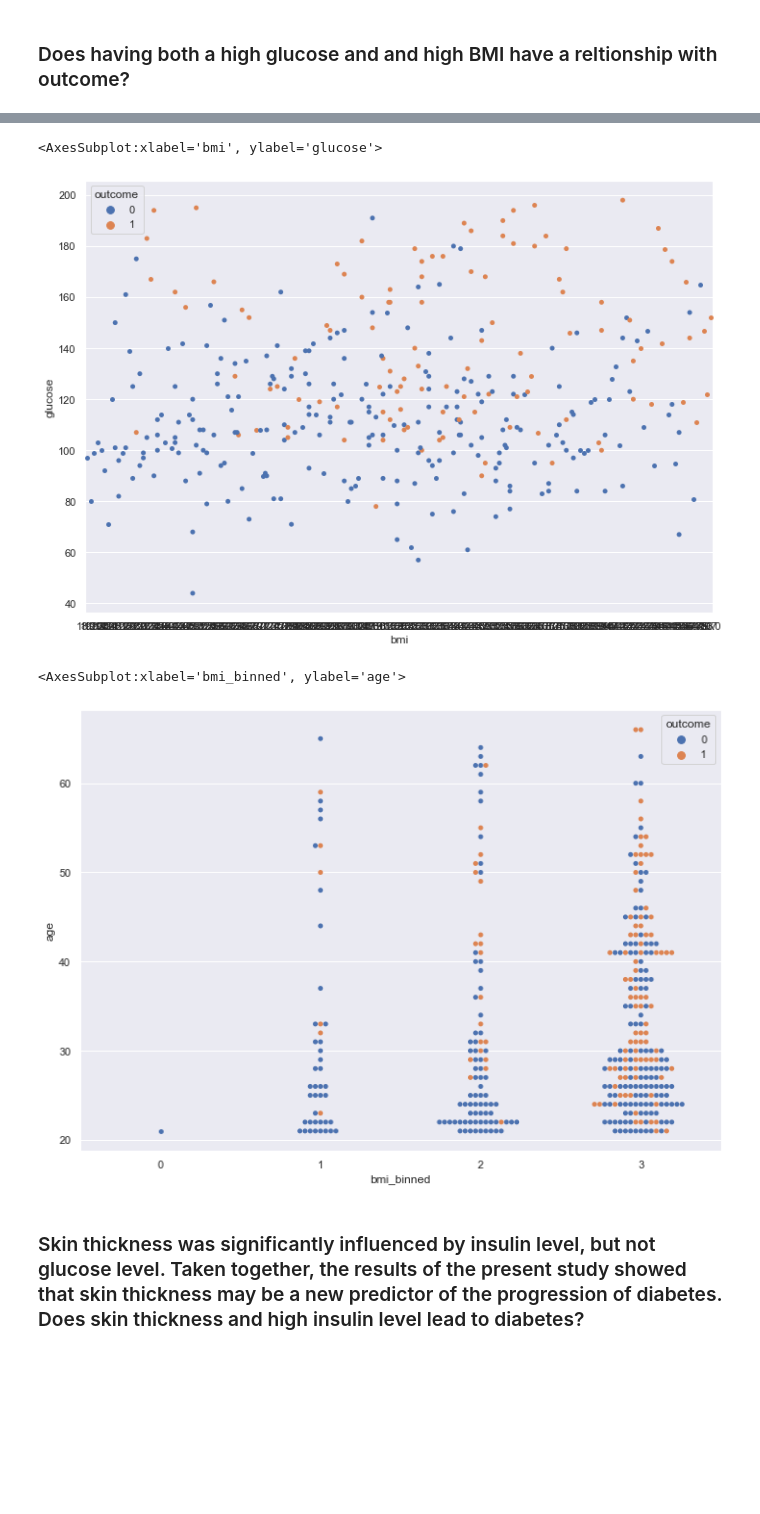
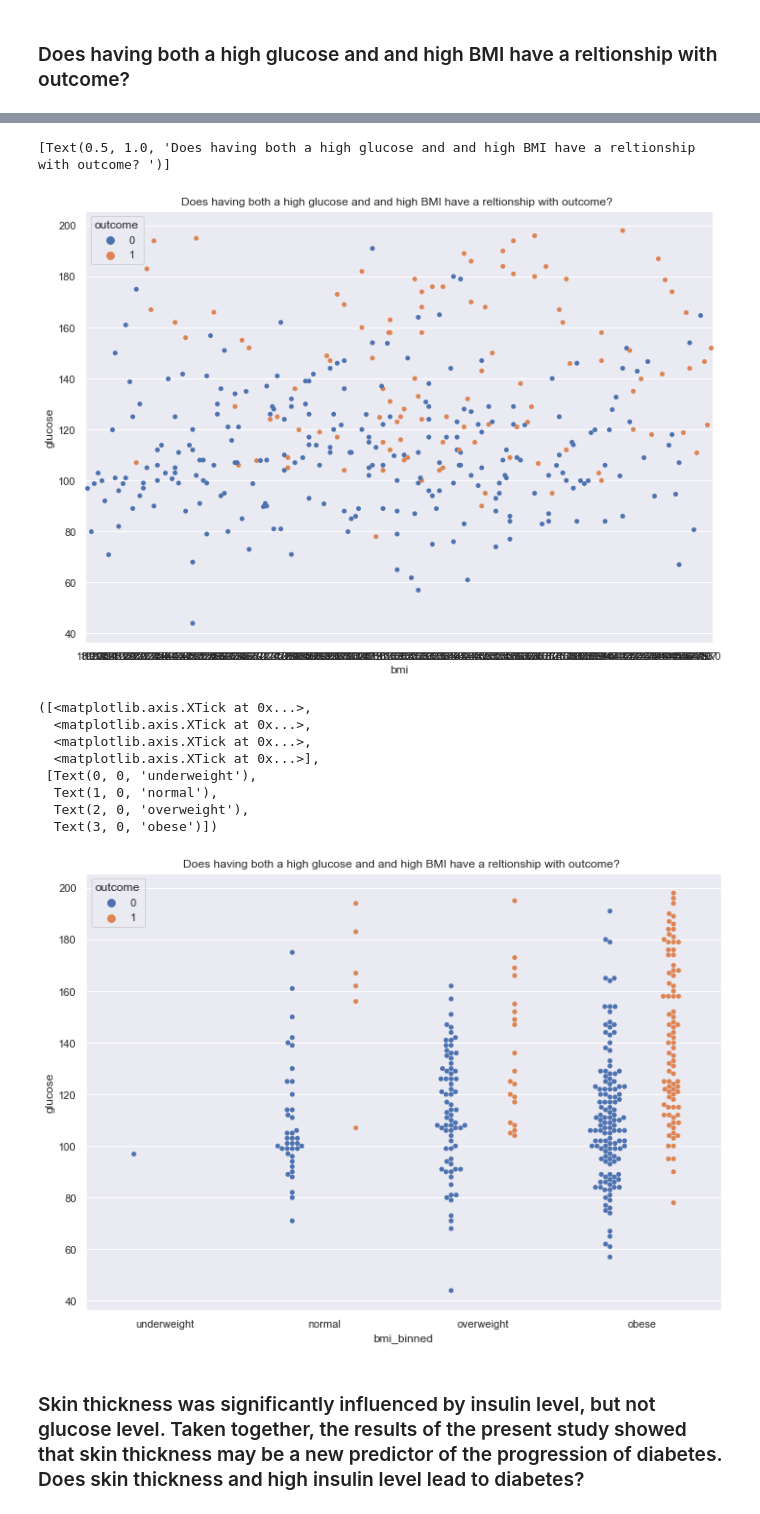
Before and after one commit to raedownen/mini_projects, a Jupyter notebook: diabetes_project.ipynb, the cells around one changed output, grey strips where cells are left out. Cells and saved outputs as stored; diff of their text form; code cells hidden in the pictures; blank space fills up the shorter version.

```diff
--- a/diabetes_project.ipynb
+++ b/diabetes_project.ipynb
@@ -830,17 +836,25 @@ sns.violinplot(x='bmi', y='glucose', hue='outcome', data=train)
 # %%
-sns.swarmplot(x='bmi', y='glucose', hue='outcome', data=train)
+sns.swarmplot(x='bmi', y='glucose', hue='outcome', data=train).set(title='Does having both a high glucose and and high BMI have a reltionship with outcome? ')
 # %% [output]
-<AxesSubplot:xlabel='bmi', ylabel='glucose'>
+[Text(0.5, 1.0, 'Does having both a high glucose and and high BMI have a reltionship with outcome? ')]
-[figure, old version]
+[figure, new version]
 # %%
 x = 'bmi_binned'
-y = 'age'
+y = 'glucose'
 data = train
 hue = 'outcome'
-sns.swarmplot(x=x,y=y,data=data, hue=hue)
+sns.swarmplot(x=x,y=y,data=data, hue=hue, dodge=True).set(title='Does having both a high glucose and and high BMI have a reltionship with outcome? ')
+plt.xticks([0,1,2,3],['underweight','normal','overweight','obese'])
 # %% [output]
-<AxesSubplot:xlabel='bmi_binned', ylabel='age'>
+([<matplotlib.axis.XTick at 0x...>,
+  <matplotlib.axis.XTick at 0x...>,
+  <matplotlib.axis.XTick at 0x...>,
+  <matplotlib.axis.XTick at 0x...>],
+ [Text(0, 0, 'underweight'),
+  Text(1, 0, 'normal'),
+  Text(2, 0, 'overweight'),
+  Text(3, 0, 'obese')])
-[figure, old version]
+[figure, new version]
 # %% [markdown]
 ### Skin thickness was significantly influenced by insulin level, but not glucose level. Taken together, the results of the present study showed that skin thickness may be a new predictor of the progression of diabetes.  Does skin thickness and high insulin level lead to diabetes?
 # %%
```
Also changed, not shown: parts of 27 cells of this notebook.
